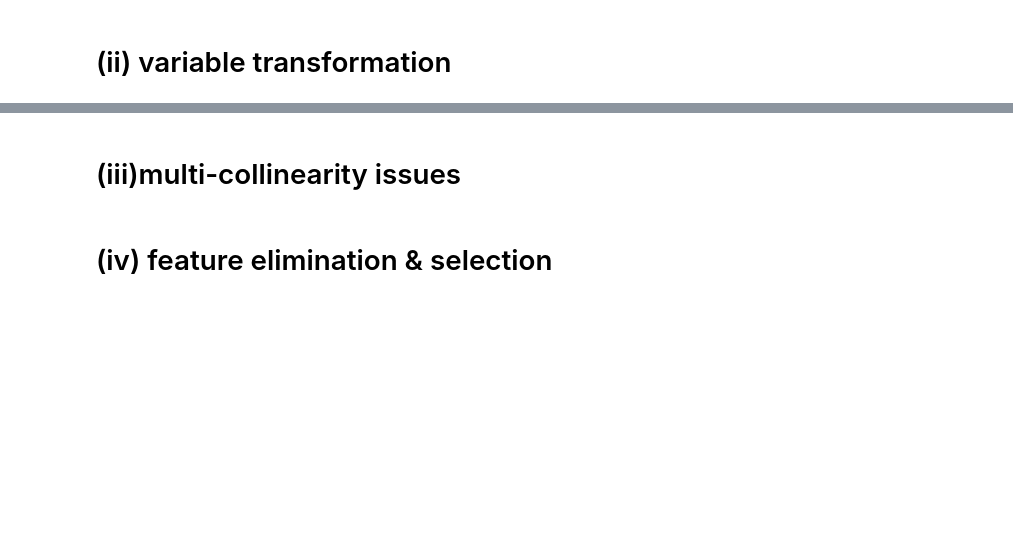
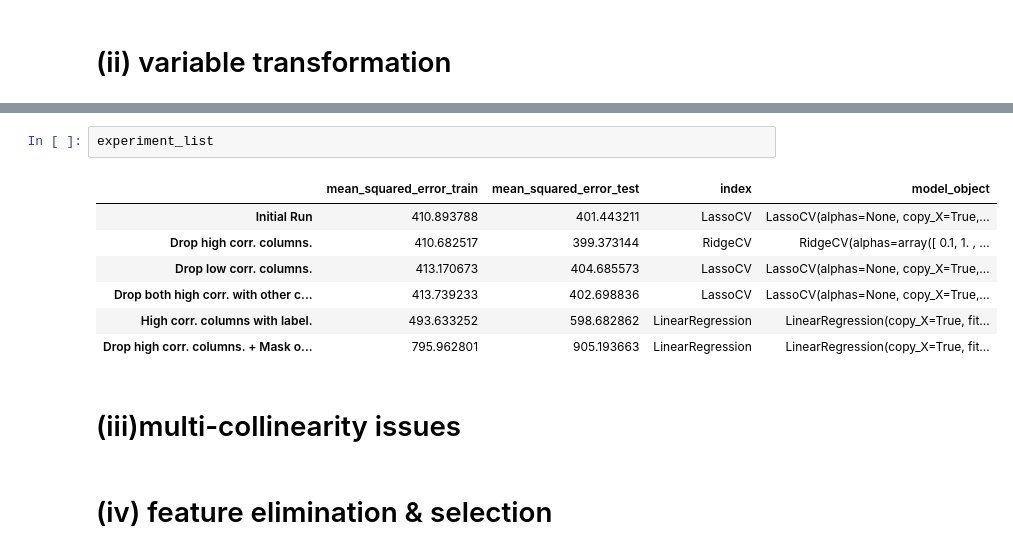
Before and after one commit to erdemsirel/ozu_data_science, a Jupyter notebook: M5 - General Linear Models/Erdem Sirel Project GLM.ipynb, the cells around one changed output, grey strips where cells are left out. Cells and saved outputs as stored; diff of their text form; blank space fills up the shorter version.

```diff
--- a/M5 - General Linear Models/Erdem Sirel Project GLM.ipynb
+++ b/M5 - General Linear Models/Erdem Sirel Project GLM.ipynb
@@ -286,3 +333,13 @@ experiment_list.sort_values("mean_squared_error_test")
+# %%
+experiment_list
+# %% [output]
+|  | mean_squared_error_train | mean_squared_error_test | index | model_object |
+| Initial Run | 410.893788 | 401.443211 | LassoCV | LassoCV(alphas=None, copy_X=True,... |
+| Drop high corr. columns. | 410.682517 | 399.373144 | RidgeCV | RidgeCV(alphas=array([ 0.1, 1. , ... |
+| Drop low corr. columns. | 413.170673 | 404.685573 | LassoCV | LassoCV(alphas=None, copy_X=True,... |
+| Drop both high corr. with other c... | 413.739233 | 402.698836 | LassoCV | LassoCV(alphas=None, copy_X=True,... |
+| High corr. columns with label. | 493.633252 | 598.682862 | LinearRegression | LinearRegression(copy_X=True, fit... |
+| Drop high corr. columns. + Mask o... | 795.962801 | 905.193663 | LinearRegression | LinearRegression(copy_X=True, fit... |
 # %% [markdown]
 # (iii)multi-collinearity issues
 # %% [markdown]
```
Also changed, not shown: parts of 12 cells of this notebook.
